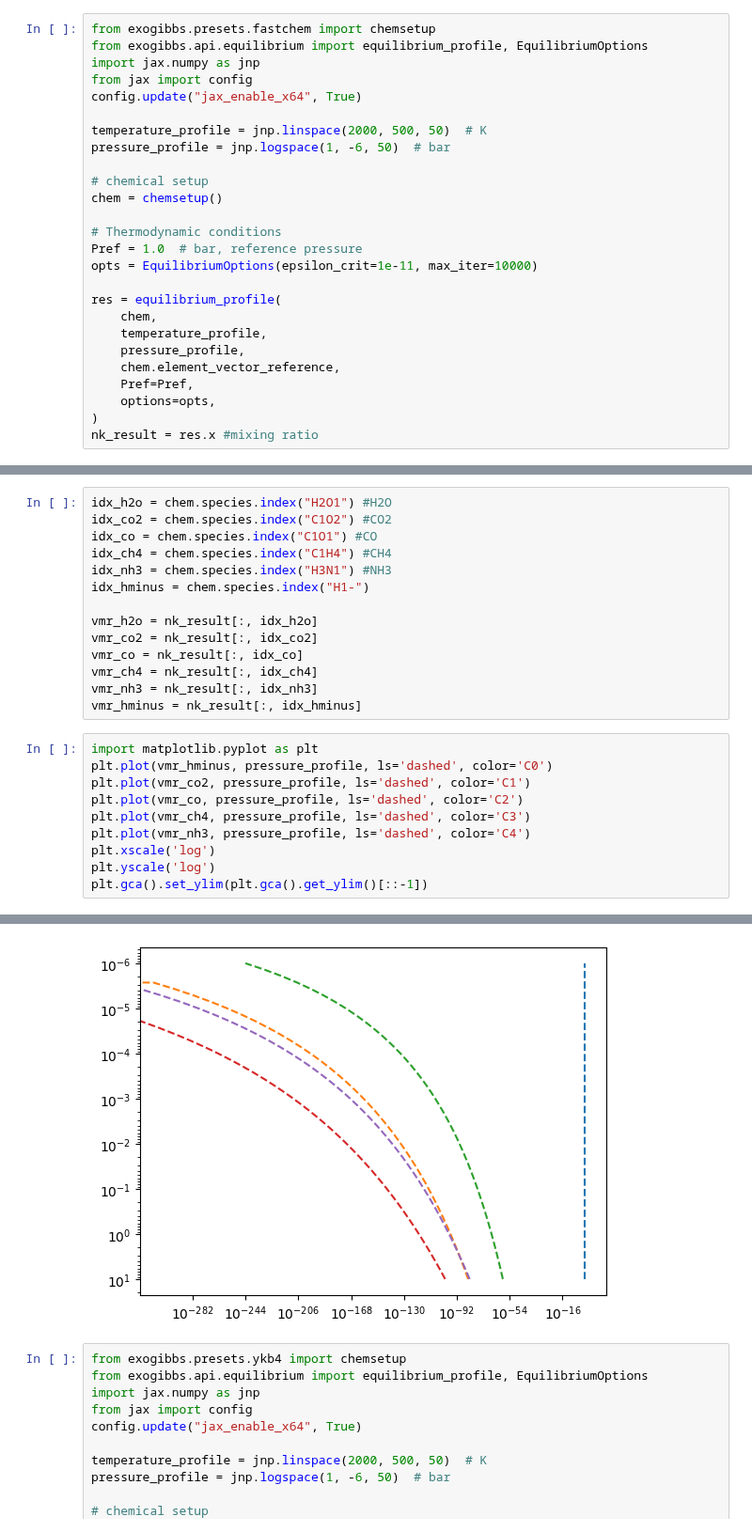
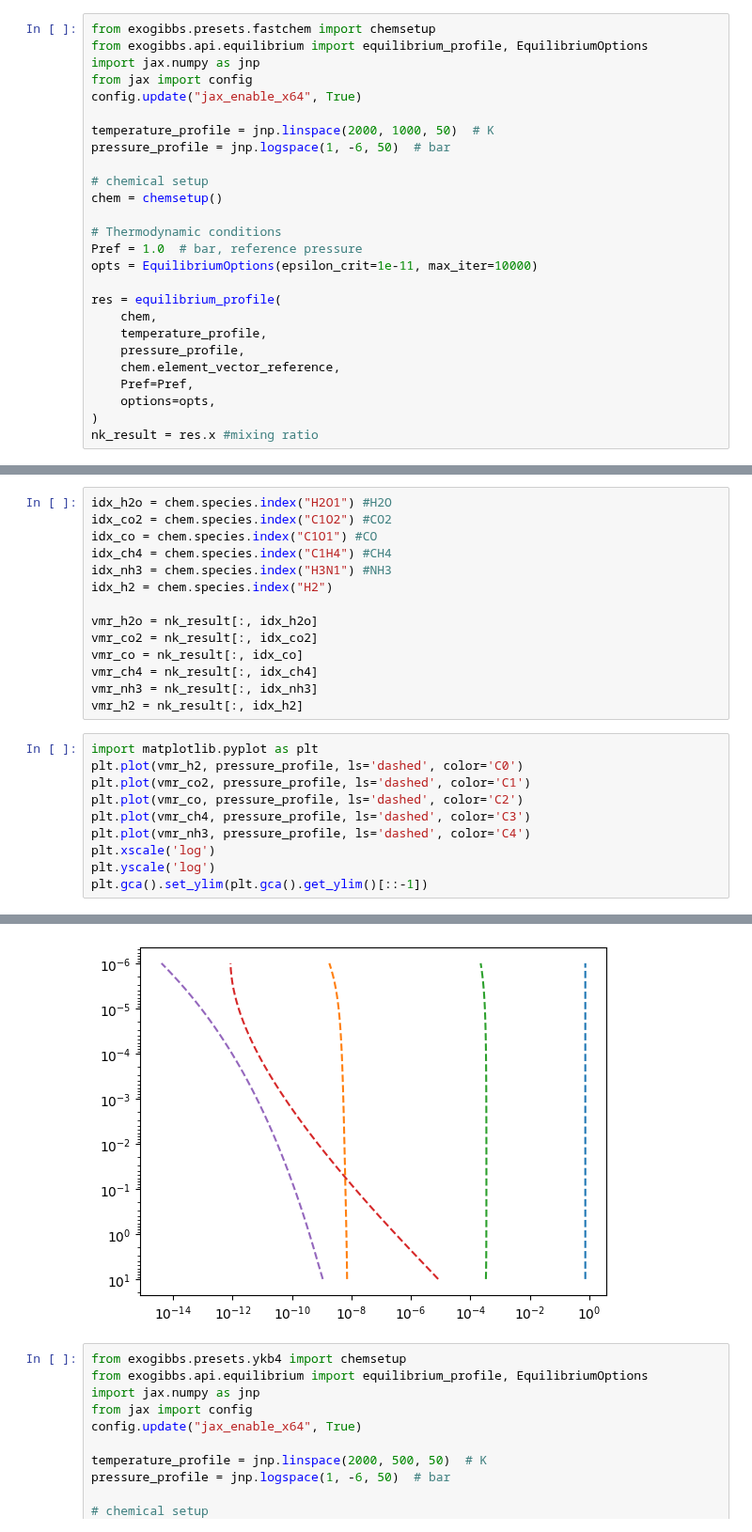
Before and after one commit to HajimeKawahara/exogibbs, a Jupyter notebook: documents/ipynb/presets_fastchem.ipynb, the cells around one changed output, grey strips where cells are left out. Shown at 94% size. Saved outputs shown, nothing was run; the diff lists cells and outputs as text.

```diff
--- a/documents/ipynb/presets_fastchem.ipynb
+++ b/documents/ipynb/presets_fastchem.ipynb
@@ -5,7 +5,7 @@ import jax.numpy as jnp
 from jax import config
 config.update("jax_enable_x64", True)
 
-temperature_profile = jnp.linspace(2000, 500, 50)  # K
+temperature_profile = jnp.linspace(2000, 1000, 50)  # K
 pressure_profile = jnp.logspace(1, -6, 50)  # bar
 
 # chemical setup
@@ -42,27 +42,27 @@ idx_co2 = chem.species.index("C1O2") #CO2
 idx_co = chem.species.index("C1O1") #CO
 idx_ch4 = chem.species.index("C1H4") #CH4
 idx_nh3 = chem.species.index("H3N1") #NH3
-idx_hminus = chem.species.index("H1-")
+idx_h2 = chem.species.index("H2")
 
 vmr_h2o = nk_result[:, idx_h2o]
 vmr_co2 = nk_result[:, idx_co2]
 vmr_co = nk_result[:, idx_co]
 vmr_ch4 = nk_result[:, idx_ch4]
 vmr_nh3 = nk_result[:, idx_nh3]
-vmr_hminus = nk_result[:, idx_hminus]
+vmr_h2 = nk_result[:, idx_h2]
 # %%
 import matplotlib.pyplot as plt
-plt.plot(vmr_hminus, pressure_profile, ls='dashed', color='C0')
+plt.plot(vmr_h2, pressure_profile, ls='dashed', color='C0')
 plt.plot(vmr_co2, pressure_profile, ls='dashed', color='C1')
 plt.plot(vmr_co, pressure_profile, ls='dashed', color='C2')
 plt.plot(vmr_ch4, pressure_profile, ls='dashed', color='C3')
 plt.plot(vmr_nh3, pressure_profile, ls='dashed', color='C4')
 plt.xscale('log')
 plt.yscale('log')
 plt.gca().set_ylim(plt.gca().get_ylim()[::-1])
 # %% [output]
 (22.3872113856834, 4.466835921509635e-07)
-[figure, old version]
+[figure, new version]
 # %%
 from exogibbs.presets.ykb4 import chemsetup
 from exogibbs.api.equilibrium import equilibrium_profile, EquilibriumOptions
```
Also changed, not shown: parts of 2 cells of this notebook, 1 other file.
